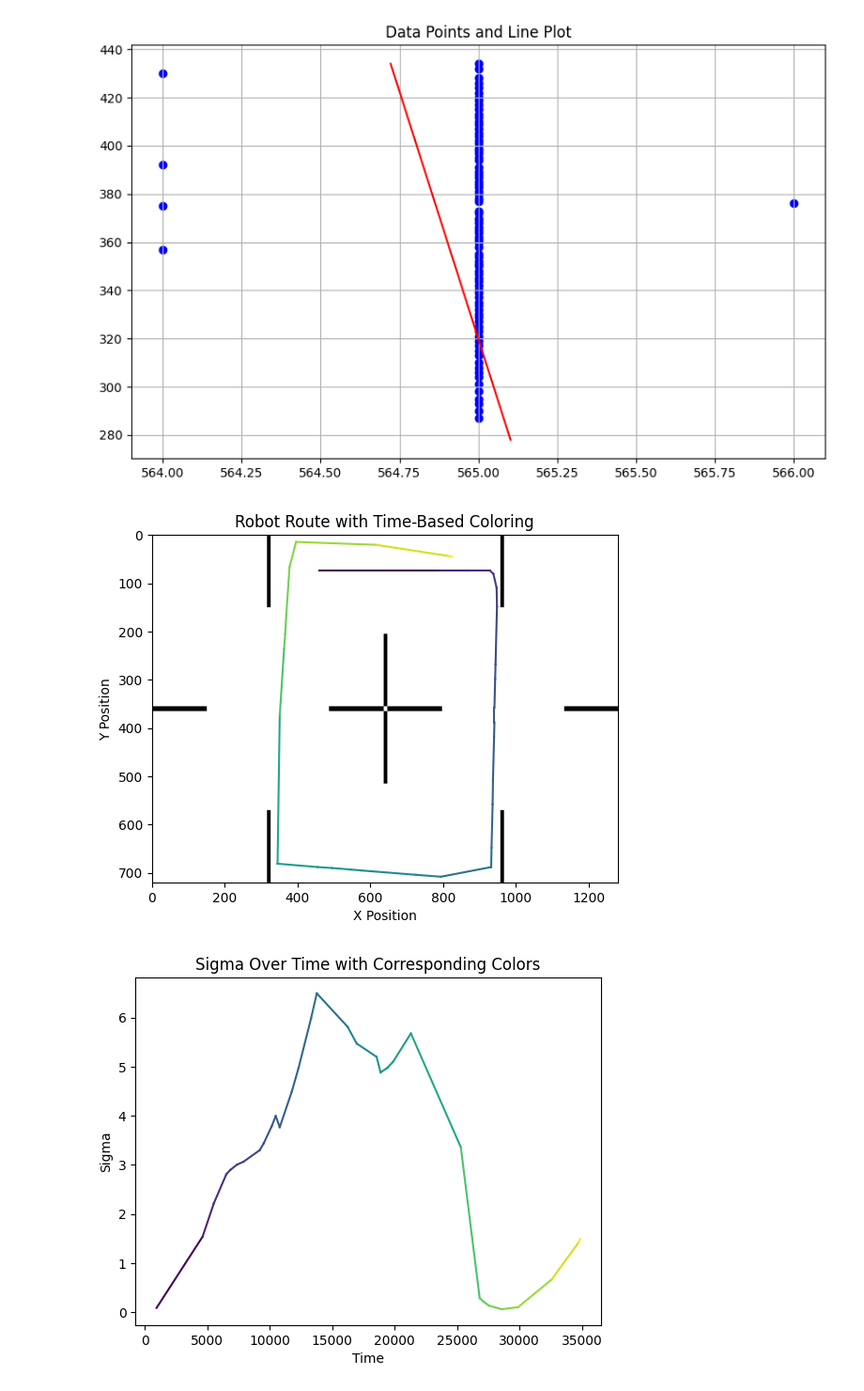
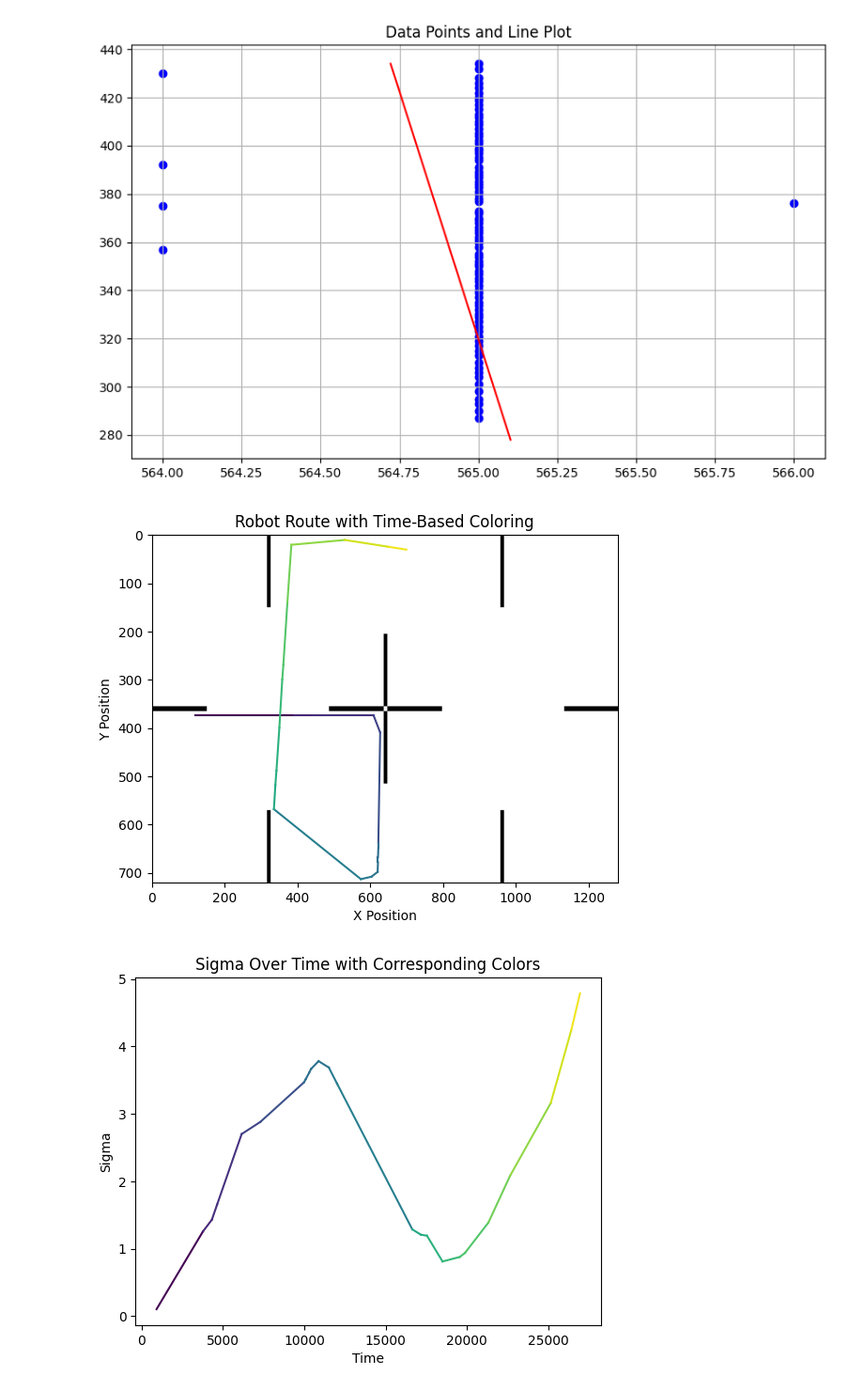
Before and after one commit to CharlieAnthony/Dissertation, a Jupyter notebook: src/figure creation.ipynb, the cells around one changed output. Shown at 94% size. Cells and saved outputs as stored; diff of their text form; code cells hidden in the pictures.

```diff
--- a/src/figure creation.ipynb
+++ b/src/figure creation.ipynb
@@ -46,69 +46,69 @@ import matplotlib.image as mpimg
 
 img = mpimg.imread('map4.png')
 
-# positions = [(119.0, 374.0), (390.0, 374.0), (440.0, 374.0), (469.0, 374.0), (609.0, 374.0),
-#              (627.0, 409.0), (622.0, 638.0), (622.0, 648.0), (621.0, 668.0), (621.0, 678.0),
-#              (620.0, 698.0), (603.0, 708.0), (574.0, 713.0), (335.0, 568.0), (339.0, 518.0),
-#              (342.0, 488.0), (350.0, 399.0), (358.0, 299.0), (361.0, 269.0), (372.0, 140.0),
-#              (383.0, 20.0), (530.0, 10.0), (649.0, 24.0), (699.0, 30.0)]
-# sigma = [0.10331594754409806, 1.254776023066611, 1.4302211641536127, 1.6530601318306606, 2.70057880174683,
-#          2.8803718008865307, 3.4670910636257366, 3.5143193590801296, 3.6144994407936695, 3.6674505290841175,
-#          3.7815698887429643, 3.687149621007594, 3.446330202675523, 1.2871179158486745, 1.2075323279408898,
-#          1.1931235904808943, 0.8106509818961882, 0.8774109029299166, 0.9377565214355896, 1.3880571764050456,
-#          2.080937677098058, 3.1594966989498374, 4.238687223548881, 4.787165625047385]
-# times = [920, 3770, 4321, 4640, 6151, 7300, 9980, 10090, 10310, 10420, 10881, 11510, 12020, 16640, 17170,
-#          17541, 18500, 19560, 19880, 21320, 22650, 25150, 26410, 26950]
-positions = [(459.0, 74.0), (789.0, 74.0), (869.0, 74.0), (929.0, 74.0), (938.0, 80.0),
-             (947.0, 109.0), (948.0, 148.0), (944.0, 268.0), (943.0, 298.0), (941.0, 358.0),
-             (941.0, 388.0), (940.0, 418.0), (937.0, 508.0), (936.0, 558.0), (933.0, 648.0),
-             (932.0, 688.0), (794.0, 708.0), (725.0, 704.0), (575.0, 695.0), (545.0, 693.0),
-             (495.0, 690.0), (455.0, 688.0), (345.0, 681.0), (351.0, 375.0), (363.0, 235.0),
-             (366.0, 205.0), (369.0, 166.0), (377.0, 76.0), (378.0, 66.0), (396.0, 14.0),
-             (615.0, 20.0), (813.0, 43.0), (823.0, 44.0)]
-
-sigma = [0.09115015582660772, 1.5407570137808904, 2.2188812474507125, 2.810608615101724, 2.897592976190762,
-         3.005188149577236, 3.063996903702895, 3.3006566685933016, 3.4408581012650714, 3.787975254803302,
-         3.995014170053159, 3.767380362113491, 4.494826378553647, 4.976587326361797, 5.982068183126077,
-         6.490401125204439, 5.812364583011696, 5.469065093076121, 5.1984079548397695, 4.882453098219352,
-         4.974222458505497, 5.0984257016566, 5.675387212364931, 3.3596533569452274, 0.29111453291910955,
-         0.2144852127962899, 0.13775283212416836, 0.0653322382016766, 0.06621781052046262, 0.10609773957528615,
-         0.667204846395024, 1.4251265771301695, 1.4884173363317448]
-
-times = [920, 4610, 5510, 6511, 6830, 7360, 7880, 9190, 9510, 10150, 10470, 10790, 11760, 12301, 13300,
-         13760, 16221, 16960, 18550, 18870, 19410, 19871, 21300, 25300, 26810, 27130, 27561, 28550, 28661,
-         29890, 32571, 34740, 34850]
+positions = [(119.0, 374.0), (390.0, 374.0), (440.0, 374.0), (469.0, 374.0), (609.0, 374.0),
+             (627.0, 409.0), (622.0, 638.0), (622.0, 648.0), (621.0, 668.0), (621.0, 678.0),
+             (620.0, 698.0), (603.0, 708.0), (574.0, 713.0), (335.0, 568.0), (339.0, 518.0),
+             (342.0, 488.0), (350.0, 399.0), (358.0, 299.0), (361.0, 269.0), (372.0, 140.0),
+             (383.0, 20.0), (530.0, 10.0), (649.0, 24.0), (699.0, 30.0)]
+sigma = [0.10331594754409806, 1.254776023066611, 1.4302211641536127, 1.6530601318306606, 2.70057880174683,
+         2.8803718008865307, 3.4670910636257366, 3.5143193590801296, 3.6144994407936695, 3.6674505290841175,
+         3.7815698887429643, 3.687149621007594, 3.446330202675523, 1.2871179158486745, 1.2075323279408898,
+         1.1931235904808943, 0.8106509818961882, 0.8774109029299166, 0.9377565214355896, 1.3880571764050456,
+         2.080937677098058, 3.1594966989498374, 4.238687223548881, 4.787165625047385]
+times = [920, 3770, 4321, 4640, 6151, 7300, 9980, 10090, 10310, 10420, 10881, 11510, 12020, 16640, 17170,
+         17541, 18500, 19560, 19880, 21320, 22650, 25150, 26410, 26950]
+# positions = [(459.0, 74.0), (789.0, 74.0), (869.0, 74.0), (929.0, 74.0), (938.0, 80.0),
+#              (947.0, 109.0), (948.0, 148.0), (944.0, 268.0), (943.0, 298.0), (941.0, 358.0),
+#              (941.0, 388.0), (940.0, 418.0), (937.0, 508.0), (936.0, 558.0), (933.0, 648.0),
+#              (932.0, 688.0), (794.0, 708.0), (725.0, 704.0), (575.0, 695.0), (545.0, 693.0),
+#              (495.0, 690.0), (455.0, 688.0), (345.0, 681.0), (351.0, 375.0), (363.0, 235.0),
+#              (366.0, 205.0), (369.0, 166.0), (377.0, 76.0), (378.0, 66.0), (396.0, 14.0),
+#              (615.0, 20.0), (813.0, 43.0), (823.0, 44.0)]
+#
+# sigma = [0.09115015582660772, 1.5407570137808904, 2.2188812474507125, 2.810608615101724, 2.897592976190762,
+#          3.005188149577236, 3.063996903702895, 3.3006566685933016, 3.4408581012650714, 3.787975254803302,
+#          3.995014170053159, 3.767380362113491, 4.494826378553647, 4.976587326361797, 5.982068183126077,
+#          6.490401125204439, 5.812364583011696, 5.469065093076121, 5.1984079548397695, 4.882453098219352,
+#          4.974222458505497, 5.0984257016566, 5.675387212364931, 3.3596533569452274, 0.29111453291910955,
+#          0.2144852127962899, 0.13775283212416836, 0.0653322382016766, 0.06621781052046262, 0.10609773957528615,
+#          0.667204846395024, 1.4251265771301695, 1.4884173363317448]
+#
+# times = [920, 4610, 5510, 6511, 6830, 7360, 7880, 9190, 9510, 10150, 10470, 10790, 11760, 12301, 13300,
+#          13760, 16221, 16960, 18550, 18870, 19410, 19871, 21300, 25300, 26810, 27130, 27561, 28550, 28661,
+#          29890, 32571, 34740, 34850]
 
 # Convert positions into separate lists for x and y coordinates
 x, y = zip(*positions)
 
 # Normalize time for color mapping
 time_normalized = (np.array(times) - min(times)) / (max(times) - min(times))
 colors = plt.cm.viridis(time_normalized)  # Using the viridis colormap
 
 # Function to plot multi-colored lines
 def plot_with_background(x, y, colors, img, ax, title):
     # Display the background image
     ax.imshow(img, aspect='auto')
     # Plot the route on top of the background image
     for i in range(len(x)-1):
         ax.plot(x[i:i+2], y[i:i+2], color=colors[i])
     ax.set_title(title)
     ax.set_xlabel("X Position")
     ax.set_ylabel("Y Position")
 
 # Create the route plot
 fig, ax1 = plt.subplots()
 plot_with_background(x, y, colors, img, ax1, "Robot Route with Time-Based Coloring")
 
 # Create the sigma plot
 fig, ax2 = plt.subplots()
 for i in range(len(sigma)-1):
     ax2.plot(times[i:i+2], sigma[i:i+2], color=colors[i])
 ax2.set_title("Sigma Over Time with Corresponding Colors")
 ax2.set_xlabel("Time")
 ax2.set_ylabel("Sigma")
 
 plt.show()
 # %% [output]
-[figure, old version]
+[figure, new version]
-[figure, old version]
+[figure, new version]
```
Also changed, not shown: parts of 2 cells of this notebook, 4 other files.
